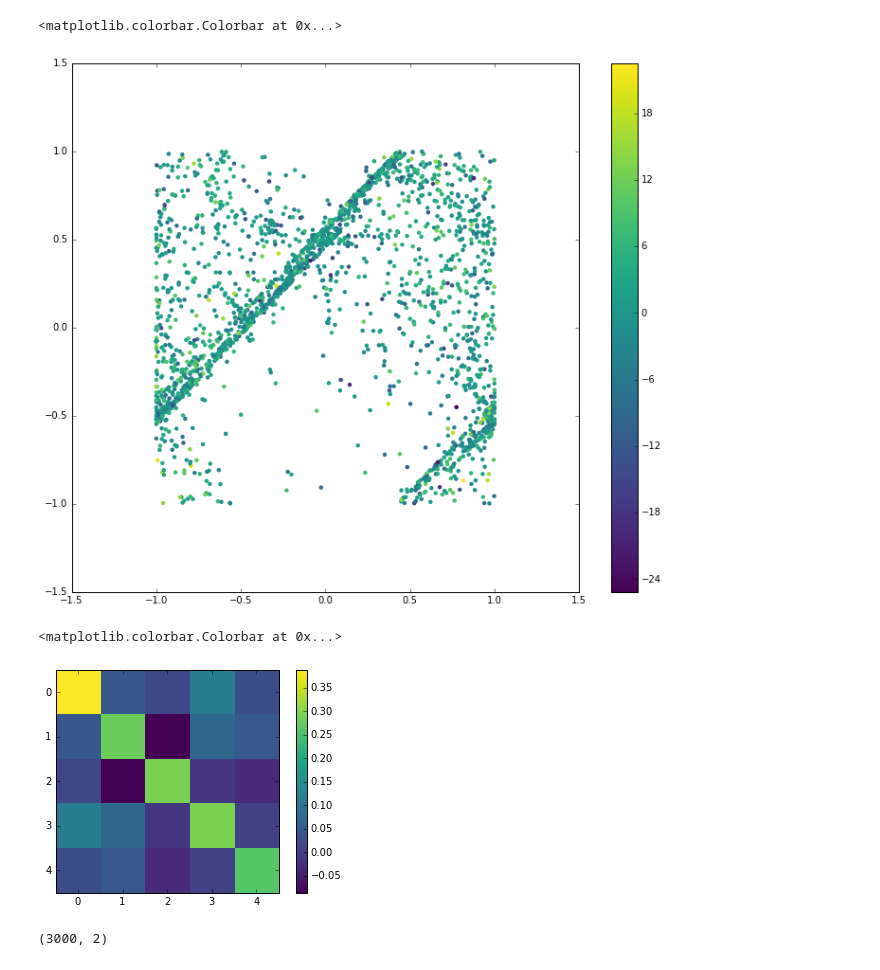
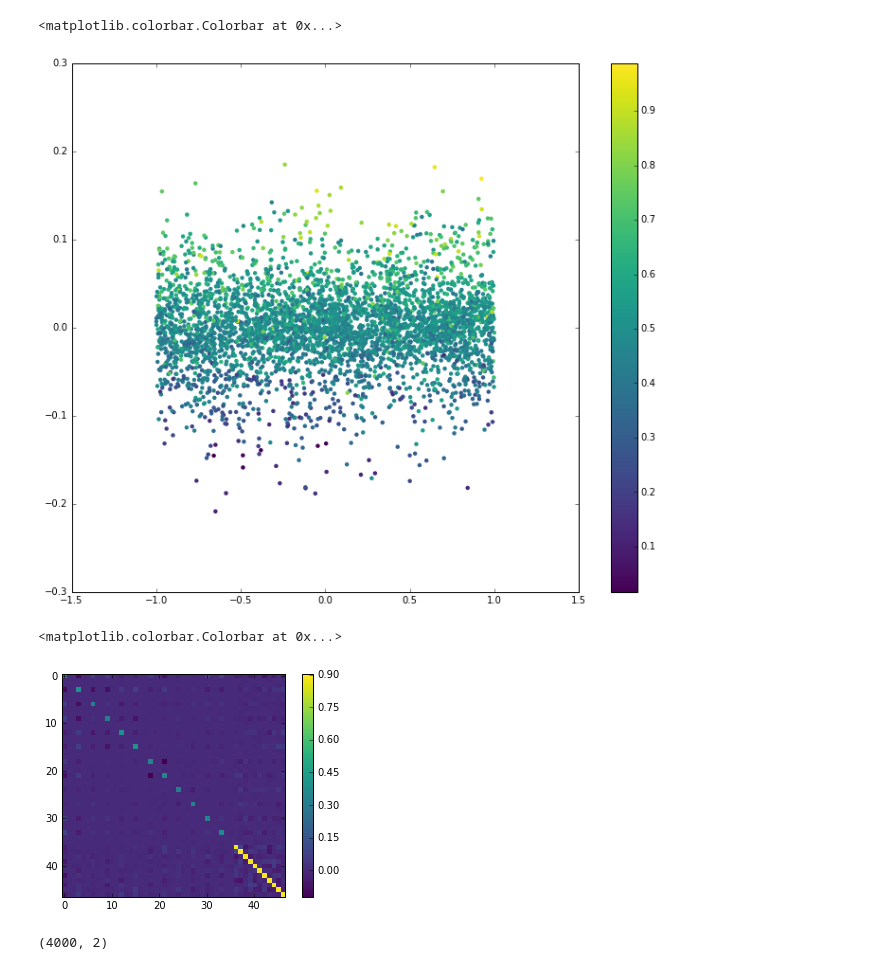
Before and after one commit to JonComo/stumbly, a Jupyter notebook: tsne.ipynb, the cells around one changed output. Drawn from its saved outputs; the diff is of its cells as text; code cells hidden in the pictures.

```diff
--- a/tsne.ipynb
+++ b/tsne.ipynb
@@ -29,10 +29,10 @@ from time import sleep
 # use the up and down arrow keys to introduce more or less randomness in weight changes
 
 
-FILE = 'creatures/two_legs.json'
+FILE = 'creatures/human.json'
 WEIGHT_FILE = None
 
-TIMESTEPS = 40 # timesteps per episode
+TIMESTEPS = 240 # timesteps per episode
 HIDDEN = 32
 
 # Physics engine and window
@@ -66,10 +66,12 @@ def features(time_step=0):
             a /= ANGLE_RANGE
             a = a * 2.0 - 1.0
             f += [a]
+            f += [b.linearVelocity[0]/100]
+            f += [b.linearVelocity[1]/100]
+
             #p = engine.to_screen(b.position)
             #f += [p[0]/engine.width]
             #f += [p[1]/engine.height]
-            #f += [a]
             #f += [np.sin(b.angle)]
             #f += [np.cos(b.angle)]
 
@@ -116,7 +118,7 @@ class Weights(object):
         z1 = features.dot(self.W1)
         h1 = relu(z1)
         z2 = h1.dot(self.W2)
-        #z2 = np.tanh(z2)
+        z2 = np.tanh(z2)
         return z2
 
     def modify(self, multiplier=1.0):
@@ -215,8 +217,8 @@ while running:
 
     set_position((engine.width/2, engine.height/2))
 
-    #for j in engine.world.joints:
-    #    j.motorSpeed = np.random.randn()
+    for j in engine.world.joints:
+        j.motorSpeed = np.random.randn()
 
     engine.step_physics(50)
     for b in engine.world.bodies:
@@ -252,21 +254,18 @@ while running:
         p0 = body_position()
         f = features(t)
         torques = act(f, w)
-        for i in range(1):
-            engine.step_physics(1)
-            if not speedup:
-                engine.render()
-                engine.clock_tick()
+
+        engine.step_physics(1)
 
         # reward
         p1 = body_position()
-        reward = p0[1] - p1[1]
+        reward = p1[0] - p0[0]
         #new_p = body_position()
         #reward = np.average([b.position[1] for b in engine.world.bodies])
         #reward += (new_p[0] - last_p[0])
 
         if speedup:
-            M.append(f)
+            M.append(np.hstack((f, torques)))
             #M.append(torques)
             R.append(reward)
 
@@ -302,0 +302,4 @@ R.shape
+# %%
+# normalize R
+R -= R.min()
+R /= R.max()
@@ -310,16 +318,16 @@ R = R[idx]
 # %%
 # only look at a slice
 
-M = M[0:3000]
-R = R[0:3000]
+M = M[0:4000]
+R = R[0:4000]
 # %%
 plt.figure(figsize=(12, 10))
 #plt.axis([-1.1, 1.1, -1.1, 1.1])
-sc = plt.scatter(M[:,0], M[:,2], c=R, linewidths=0, cmap=plt.cm.viridis)
+sc = plt.scatter(M[:,0], M[:,7], c=R, linewidths=0, cmap=plt.cm.viridis)
 plt.colorbar(sc)
 # %% [output]
 <matplotlib.colorbar.Colorbar at 0x...>
-[figure, old version]
+[figure, new version]
 # %%
 cov = M.T.dot(M)/M.shape[0]
 # %%
@@ -327,7 +335,7 @@ plt.imshow(cov, cmap=plt.cm.viridis, interpolation='nearest')
 plt.colorbar()
 # %% [output]
 <matplotlib.colorbar.Colorbar at 0x...>
-[figure, old version]
+[figure, new version]
 # %%
 val, vec = np.linalg.eig(cov)
 # %%
@@ -341,7 +349,7 @@ proj = M.dot(trans)
 # %%
 proj.shape
 # %% [output]
-(3000, 2)
+(4000, 2)
 # %%
 plt.figure(figsize=(12, 10))
 sc = plt.scatter(proj[:,0], proj[:,1], c=R, linewidths=0, cmap=plt.cm.viridis)
```
Also changed, not shown: parts of 7 cells of this notebook, 3 other files.
